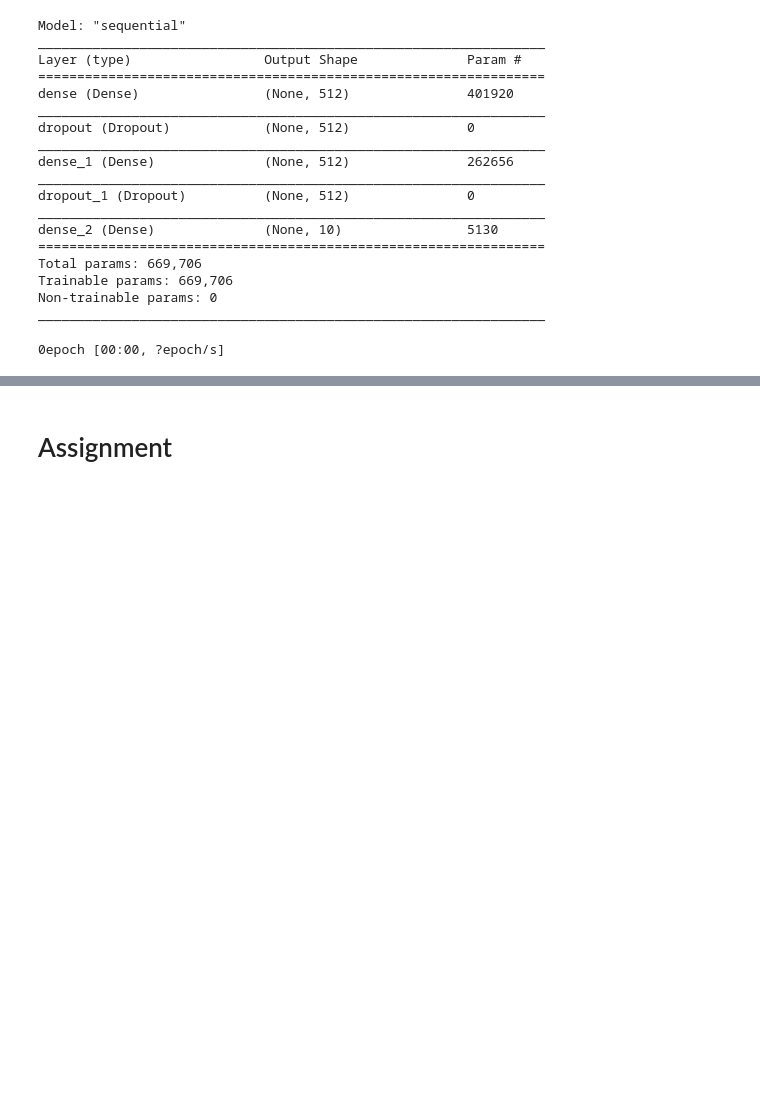
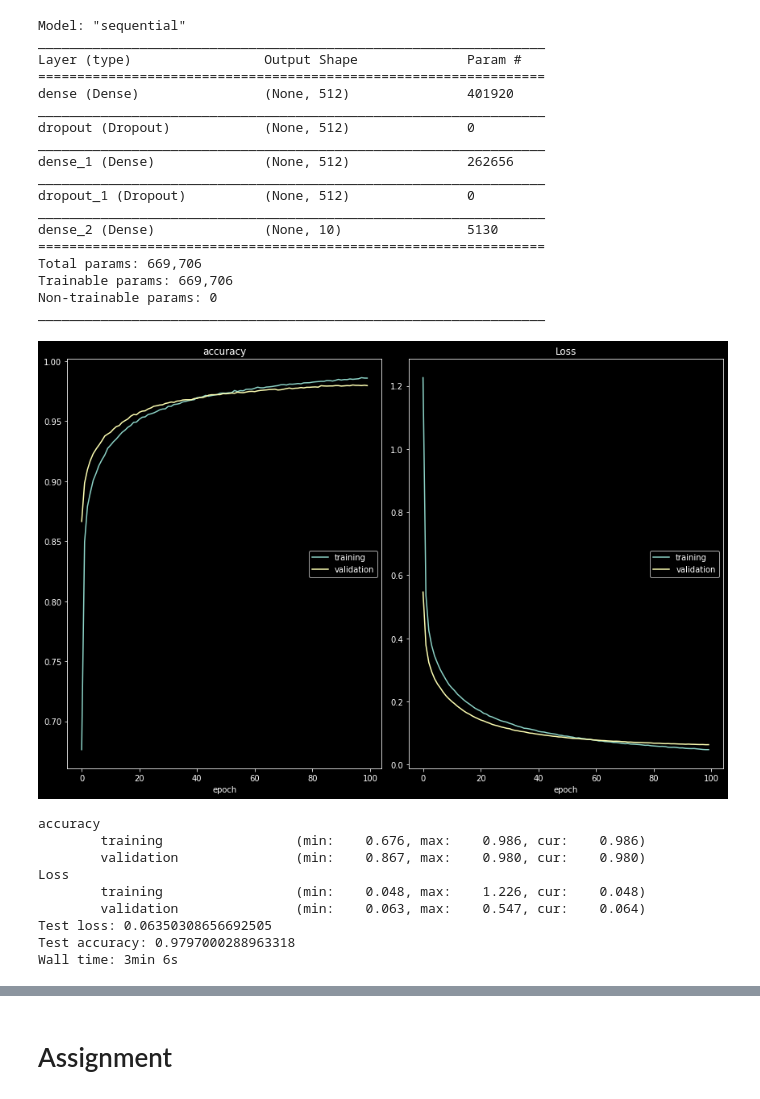
Before and after one commit to DMinghao/Deep_Learning_with_Unstructured_Data, a Jupyter notebook: Labs/Lab_4/lab_assognment4.ipynb, the cells around one changed output, grey strips where cells are left out. Drawn from its saved outputs; the diff is of its cells as text; code cells hidden in the pictures; blank space fills up the shorter version.

```diff
--- a/Labs/Lab_4/lab_assognment4.ipynb
+++ b/Labs/Lab_4/lab_assognment4.ipynb
@@ -96,13 +86,26 @@ from tqdm import tqdm_notebook
 # %%
 %%time
 history = model.fit(x_train, y_train,
                     batch_size=batch_size,
                     epochs=epochs,
                     verbose=0,
                     validation_data=(x_test, y_test),
-                    callbacks=[TqdmCallback(verbose=1,tqdm_class=tqdm_notebook, leave = True)])
+                    callbacks=[
+                        TqdmCallback(verbose=1,tqdm_class=tqdm_notebook, leave = True),
+                        PlotLossesKeras()
+                        ]
+                    )
 score = model.evaluate(x_test, y_test, verbose=0)
 print('Test loss:', score[0])
 print('Test accuracy:', score[1])
 # %% [output]
+[figure, added]
-0epoch [00:00, ?epoch/s]
+accuracy
+        training                 (min:    0.676, max:    0.986, cur:    0.986)
+        validation               (min:    0.867, max:    0.980, cur:    0.980)
+Loss
+        training                 (min:    0.048, max:    1.226, cur:    0.048)
+        validation               (min:    0.063, max:    0.547, cur:    0.064)
+Test loss: 0.06350308656692505
+Test accuracy: 0.9797000288963318
+Wall time: 3min 6s
```
Also changed, not shown: parts of 5 cells of this notebook, 2 other files.
